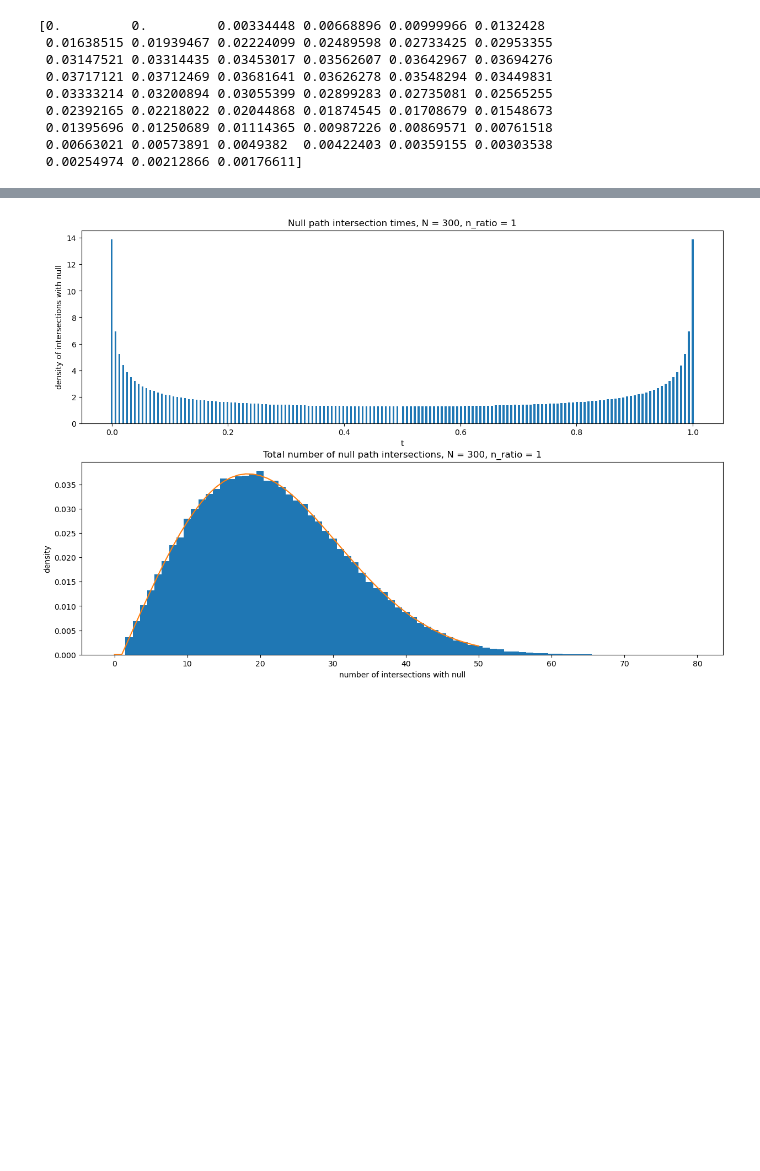
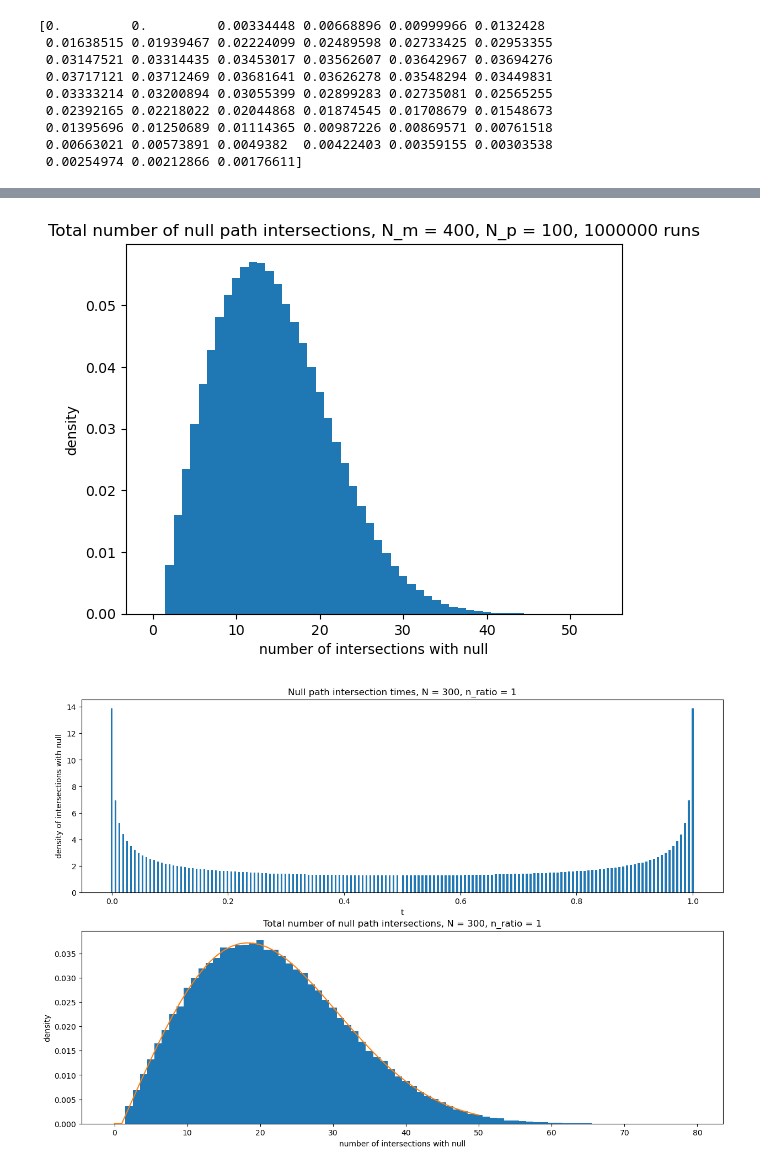
Before and after one commit to naqib-a/M4R-project, a Jupyter notebook: M4R code.ipynb, the cells around one changed output, grey strips where cells are left out. Saved outputs shown, nothing was run; the diff lists cells and outputs as text; code cells hidden in the pictures; blank space fills up the shorter version.

```diff
--- a/M4R code.ipynb
+++ b/M4R code.ipynb
@@ -257,3 +301,19 @@ def null_intersection_exact(N_m, N_p):
+# %%
+N_m = 400
+N_p = 100
+N = N_m + N_p
+M = 1000000
+
+_, inter_number = intersection_density(N_m, N_p, M)
+
+fig, ax = plt.subplots()
+ax.hist(inter_number, bins = np.max(inter_number) + 1, density = True, range = [-0.5, np.max(inter_number) + 0.5])
+ax.set_title(f"Total number of null path intersections, N_m = {N_m}, N_p = {N_p}, {M} runs")
+ax.set_xlabel("number of intersections with null")
+ax.set_ylabel("density")
+plt.show()
+# %% [output]
+[figure, added]
 # %%
 inters, inter_number = [],[]
 del inters, inter_number
```
Also changed, not shown: parts of 4 cells of this notebook, 4 other files.
